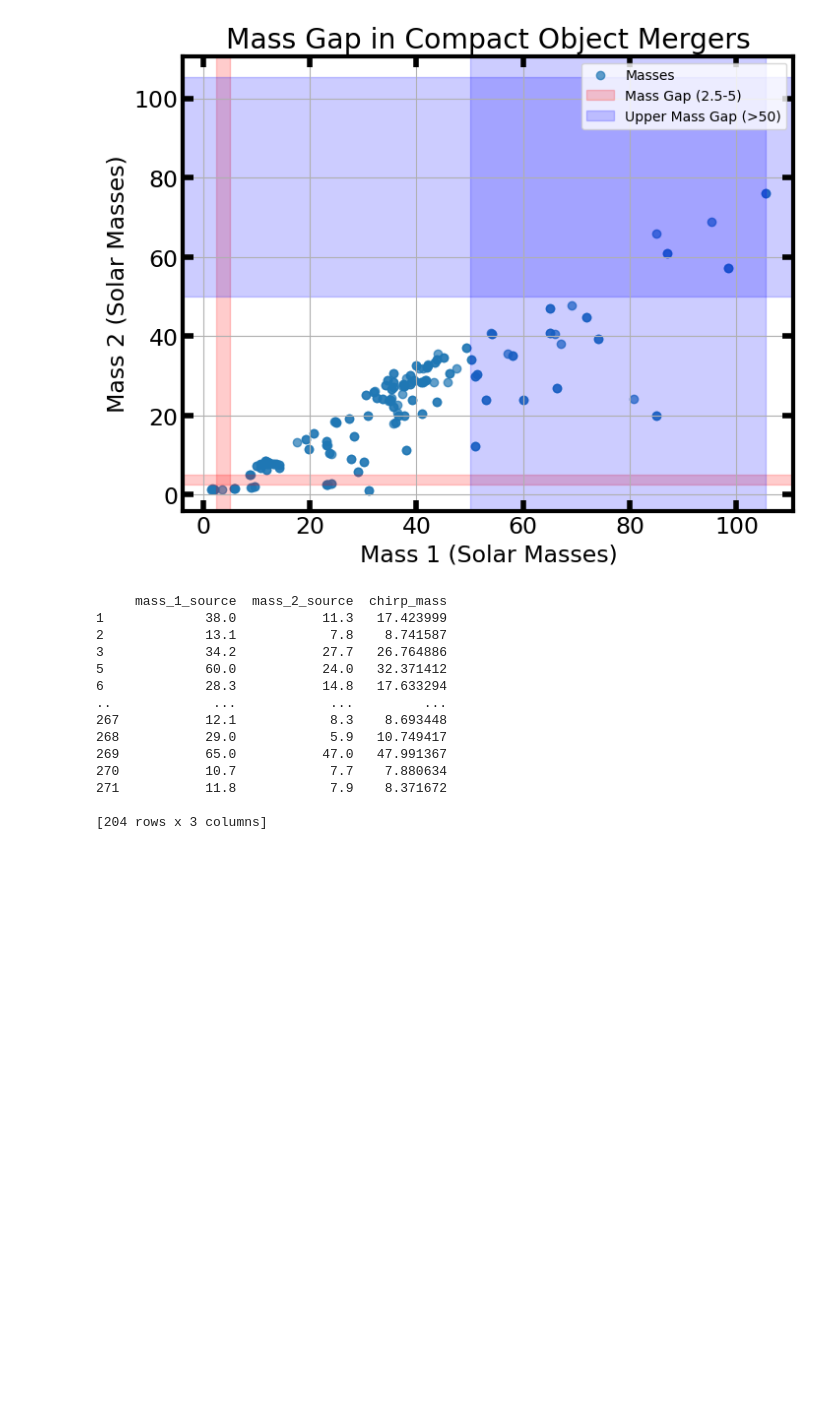
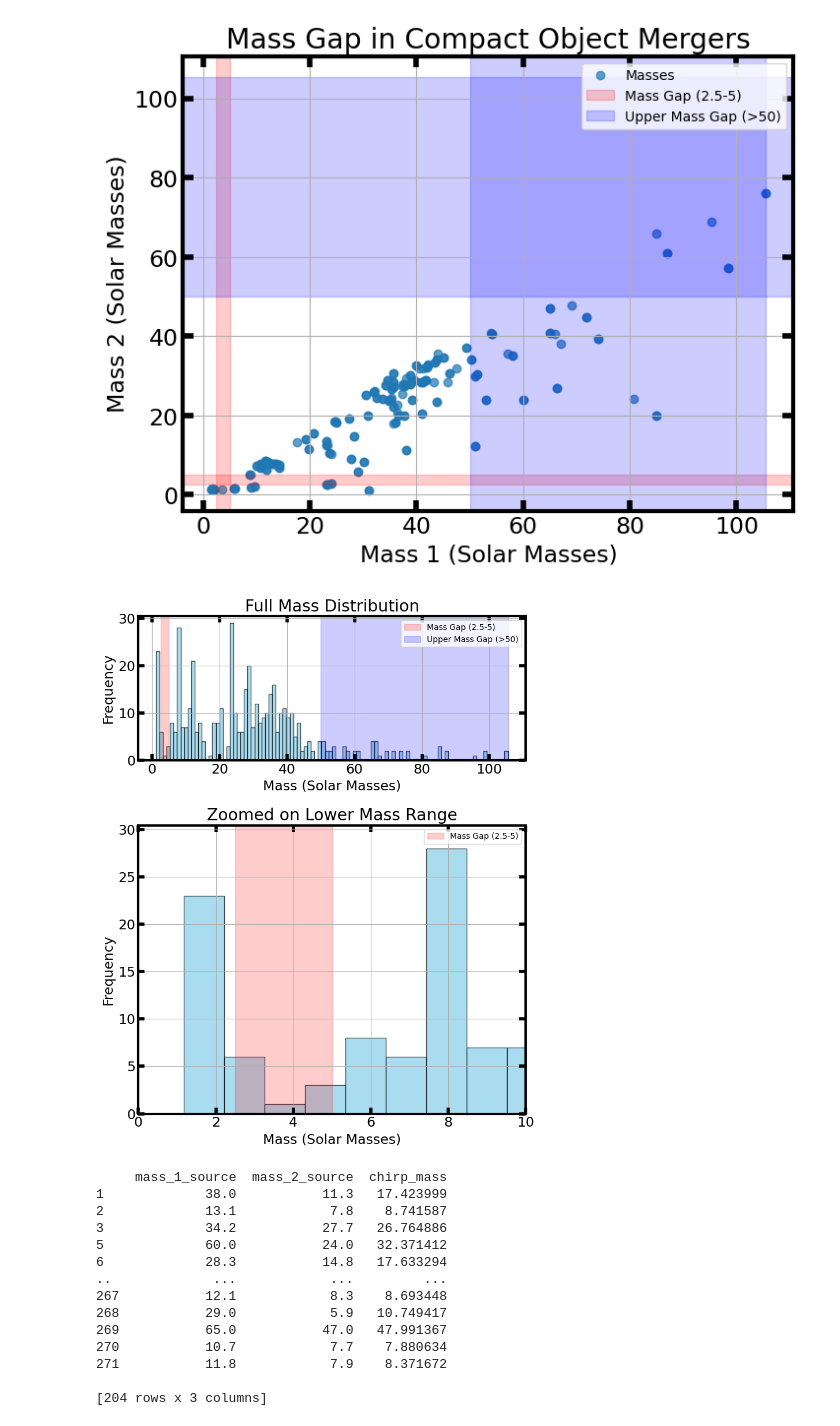
Before and after one commit to leighharwell/G-Waves, a Jupyter notebook: G-Waves.ipynb, the cells around one changed output. Drawn from its saved outputs; the diff is of its cells as text; code cells hidden in the pictures; blank space fills up the shorter version.

Commit message:
graphs

```diff
--- a/G-Waves.ipynb
+++ b/G-Waves.ipynb
@@ -164,6 +164,42 @@ def plot_mass_gap(df_events):
 plot_mass_gap(df_events)
 # %% [output]
 [figure]
+# %%
+def plot_mass_histogram_with_subplots(df_events):
+    # Combine both masses into one series
+    all_masses = pd.concat([df_events['mass_1_source'], df_events['mass_2_source']])
+
+    # Create subplots
+    fig, axes = plt.subplots(2, 1, figsize=(8, 10), gridspec_kw={'height_ratios': [1, 2]})
+
+    # Full histogram
+    axes[0].hist(all_masses, bins=100, color='skyblue', edgecolor='black', alpha=0.7)
+    axes[0].axvspan(2.5, 5, color='red', alpha=0.2, label='Mass Gap (2.5-5)')
+    axes[0].axvspan(50, all_masses.max(), color='blue', alpha=0.2, label='Upper Mass Gap (>50)')
+    axes[0].set_title('Full Mass Distribution')
+    axes[0].set_xlabel('Mass (Solar Masses)')
+    axes[0].set_ylabel('Frequency')
+    axes[0].legend(fontsize=10)
+    axes[0].grid(True)
+
+    # Zoomed-in histogram
+    axes[1].hist(all_masses, bins=100, color='skyblue', edgecolor='black', alpha=0.7)
+    axes[1].axvspan(2.5, 5, color='red', alpha=0.2, label='Mass Gap (2.5-5)')
+    axes[1].set_xlim(0, 10)
+    axes[1].set_title('Zoomed on Lower Mass Range')
+    axes[1].set_xlabel('Mass (Solar Masses)')
+    axes[1].set_ylabel('Frequency')
+    axes[1].legend(fontsize=10)
+    axes[1].grid(True)
+
+    # Adjust layout and show the plot
+    plt.tight_layout()
+    plt.show()
+
+# Call the function with df_events
+plot_mass_histogram_with_subplots(df_events)
+# %% [output]
+[figure, added]
 # %%
 def calculate_chirp_mass(df_events):
     mass1 = df_events['mass_1_source']
```
